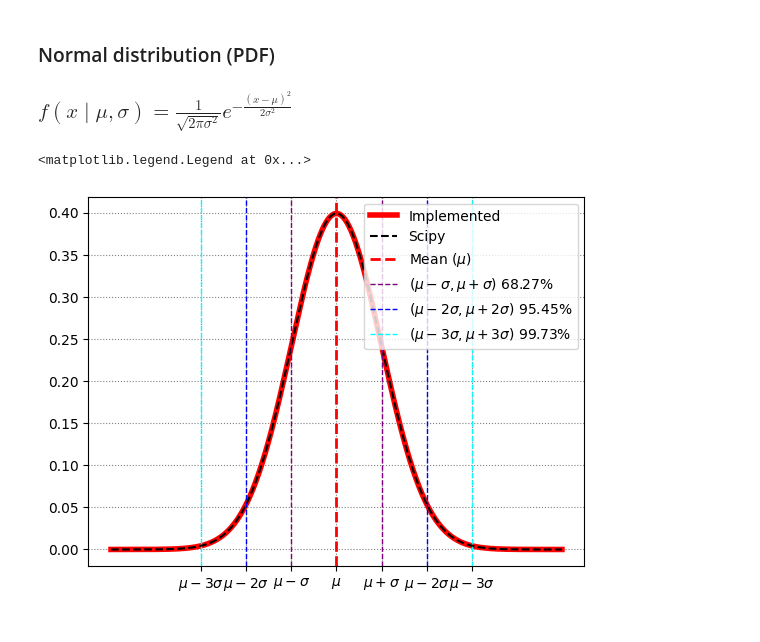
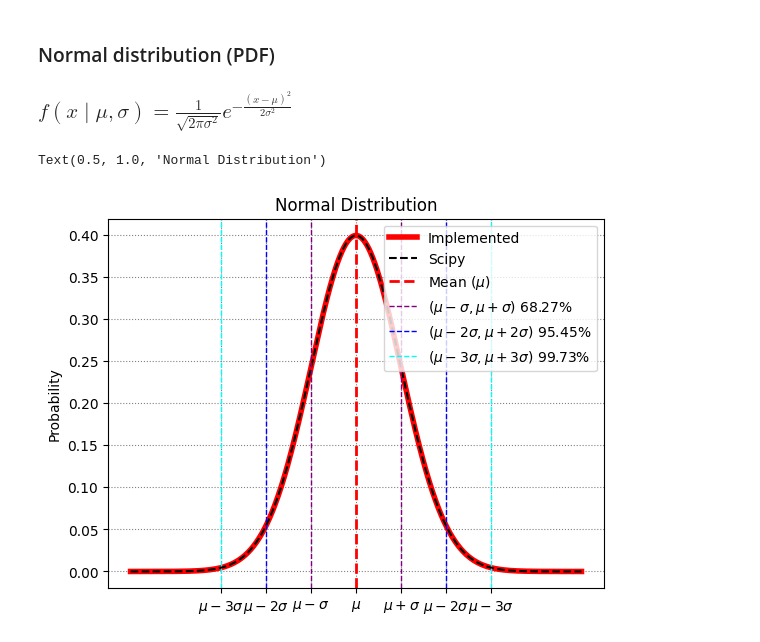
Before and after one commit to CalebSDHUB/statistics, a Jupyter notebook: basic-statistics.ipynb, the cells around one changed output. Cells and saved outputs as stored; diff of their text form; code cells hidden in the pictures.

```diff
--- a/basic-statistics.ipynb
+++ b/basic-statistics.ipynb
@@ -55,32 +55,34 @@ Correct: True
 def normal_dist(x, mu, sigma):
     return (1 / np.sqrt(2 * np.pi * sigma ** 2)) * np.exp((-(x-mu) ** 2) / (2 * sigma ** 2))
 
 mu = 0
 sigma = 1
 
 x = np.linspace(mu - 5*sigma, mu + 5*sigma, 1000)
 
 cdf_1sigma = stats.norm.cdf(mu + sigma, loc=mu, scale=sigma) - stats.norm.cdf(mu - sigma, loc=mu, scale=sigma)
 cdf_2sigma = stats.norm.cdf(mu + 2*sigma, loc=mu, scale=sigma) - stats.norm.cdf(mu - 2*sigma, loc=mu, scale=sigma)
 cdf_3sigma = stats.norm.cdf(mu + 3*sigma, loc=mu, scale=sigma) - stats.norm.cdf(mu - 3*sigma, loc=mu, scale=sigma)
 
 plt.plot(x, normal_dist(x, mu, sigma), color="red", linewidth=4, label="Implemented")
 plt.plot(x, stats.norm.pdf(x, loc=mu, scale=sigma), color="black", linestyle="--", label="Scipy")
 
 plt.axvline(x=mu, color="red", linestyle="--", linewidth=2, label=r"Mean ($\mu$)")
 plt.axvline(x=mu + sigma, color="purple", linestyle="--", linewidth=1, label=f"($\mu - \sigma, \mu + \sigma$) {cdf_1sigma*100:.2f}%")
 plt.axvline(x=mu - sigma, color="purple", linestyle="--", linewidth=1)
 plt.axvline(x=mu + sigma * 2, color="blue", linestyle="--", linewidth=1, label=f"($\mu - 2\sigma, \mu + 2\sigma$) {cdf_2sigma*100:.2f}%")
 plt.axvline(x=mu - sigma * 2, color="blue", linestyle="--", linewidth=1)
 plt.axvline(x=mu + sigma * 3, color="cyan", linestyle="--", linewidth=1, label=f"($\mu - 3\sigma, \mu + 3\sigma$) {cdf_3sigma*100:.2f}%")
 plt.axvline(x=mu - sigma * 3, color="cyan", linestyle="--", linewidth=1)
 
 plt.xticks([mu - 3 * sigma, mu - 2 * sigma, mu - sigma, mu, mu + sigma, mu + 2 * sigma, mu + 3* sigma], [r"$\mu - 3\sigma$", r"$\mu - 2\sigma$", r"$\mu - \sigma$", r"$\mu$", r"$\mu + \sigma$", r"$\mu - 2\sigma$", r"$\mu - 3\sigma$"])
 plt.tick_params(axis="x", labelsize=10)
 
 plt.grid(True, linestyle=":", color="gray")
 
 plt.legend()
+plt.ylabel("Probability")
+plt.title("Normal Distribution")
 # %% [output]
-<matplotlib.legend.Legend at 0x...>
+Text(0.5, 1.0, 'Normal Distribution')
-[figure, old version]
+[figure, new version]
```
Also changed, not shown: parts of 6 cells of this notebook.
